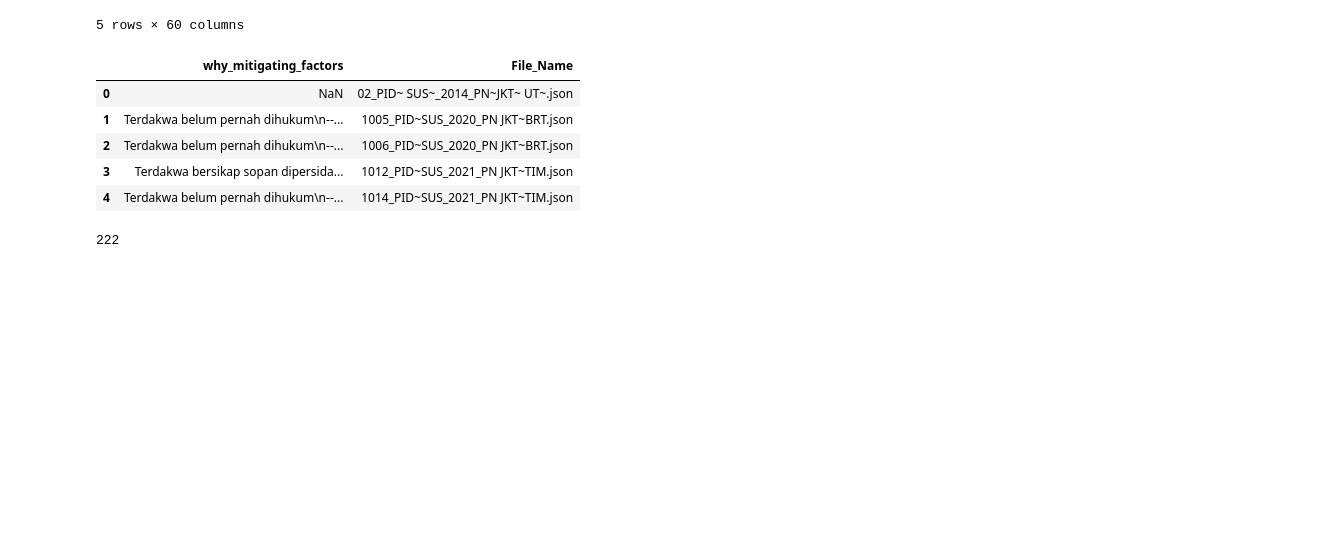
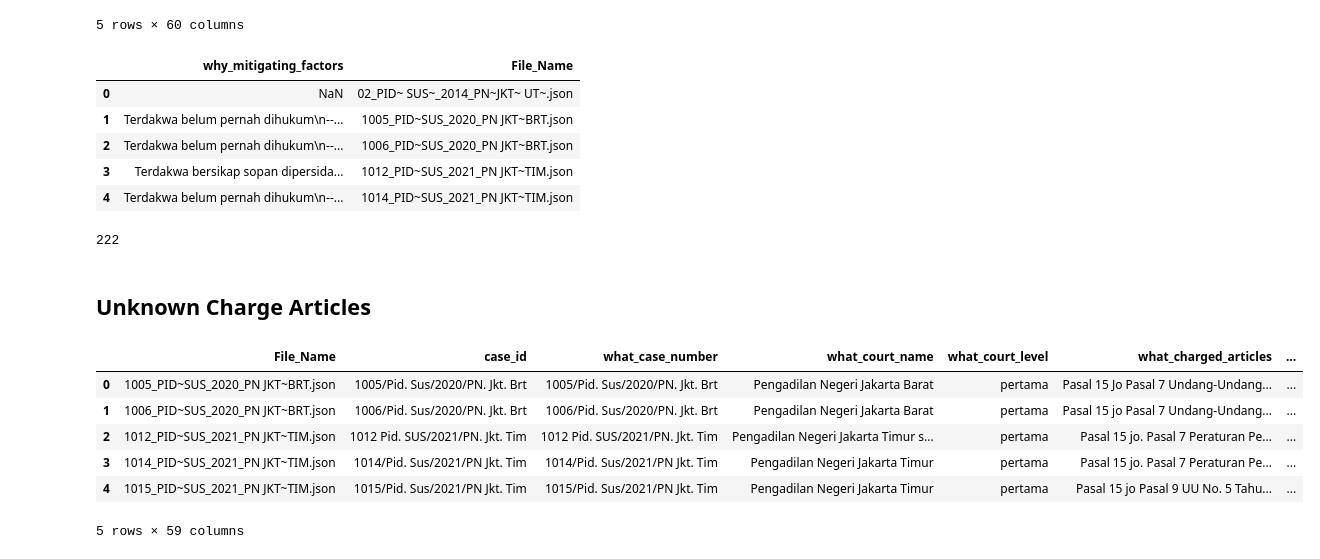
Before and after one commit to FariskaRatna/normalization-putusan, a Jupyter notebook: analysis.ipynb, the cells around one changed output. Saved outputs shown, nothing was run; the diff lists cells and outputs as text; code cells hidden in the pictures; blank space fills up the shorter version.

```diff
--- a/analysis.ipynb
+++ b/analysis.ipynb
@@ -148,3 +148,16 @@ print(len(unknown_ideology))
 222
 # %%
 unknown_mitigating.to_excel("unknown_mitigating.xlsx", index=False)
+# %% [markdown]
+## Unknown Charge Articles
+# %%
+data = pd.read_excel("rekap_data_terorisme_loc_v5.xlsx")
+data.head()
+# %% [output]
+|  | File_Name | case_id | what_case_number | what_court_name | what_court_level | what_charged_articles | ... |
+| 0 | 1005_PID~SUS_2020_PN JKT~BRT.json | 1005/Pid. Sus/2020/PN. Jkt. Brt | 1005/Pid. Sus/2020/PN. Jkt. Brt | Pengadilan Negeri Jakarta Barat | pertama | Pasal 15 Jo Pasal 7 Undang-Undang... | ... |
+| 1 | 1006_PID~SUS_2020_PN JKT~BRT.json | 1006/Pid. Sus/2020/PN. Jkt. Brt | 1006/Pid. Sus/2020/PN. Jkt. Brt | Pengadilan Negeri Jakarta Barat | pertama | Pasal 15 jo Pasal 7 Undang-Undang... | ... |
+| 2 | 1012_PID~SUS_2021_PN JKT~TIM.json | 1012 Pid. SUS/2021/PN. Jkt. Tim | 1012 Pid. SUS/2021/PN. Jkt. Tim | Pengadilan Negeri Jakarta Timur s... | pertama | Pasal 15 jo. Pasal 7 Peraturan Pe... | ... |
+| 3 | 1014_PID~SUS_2021_PN JKT~TIM.json | 1014/Pid. Sus/2021/PN Jkt. Tim | 1014/Pid. Sus/2021/PN Jkt. Tim | Pengadilan Negeri Jakarta Timur | pertama | Pasal 15 jo. Pasal 7 Peraturan Pe... | ... |
+| 4 | 1015_PID~SUS_2021_PN JKT~TIM.json | 1015/Pid. Sus/2021/PN Jkt. Tim | 1015/Pid. Sus/2021/PN Jkt. Tim | Pengadilan Negeri Jakarta Timur | pertama | Pasal 15 jo Pasal 9 UU No. 5 Tahu... | ... |
+5 rows × 59 columns
```
Also changed, not shown: parts of 3 cells of this notebook, 7 other files.
